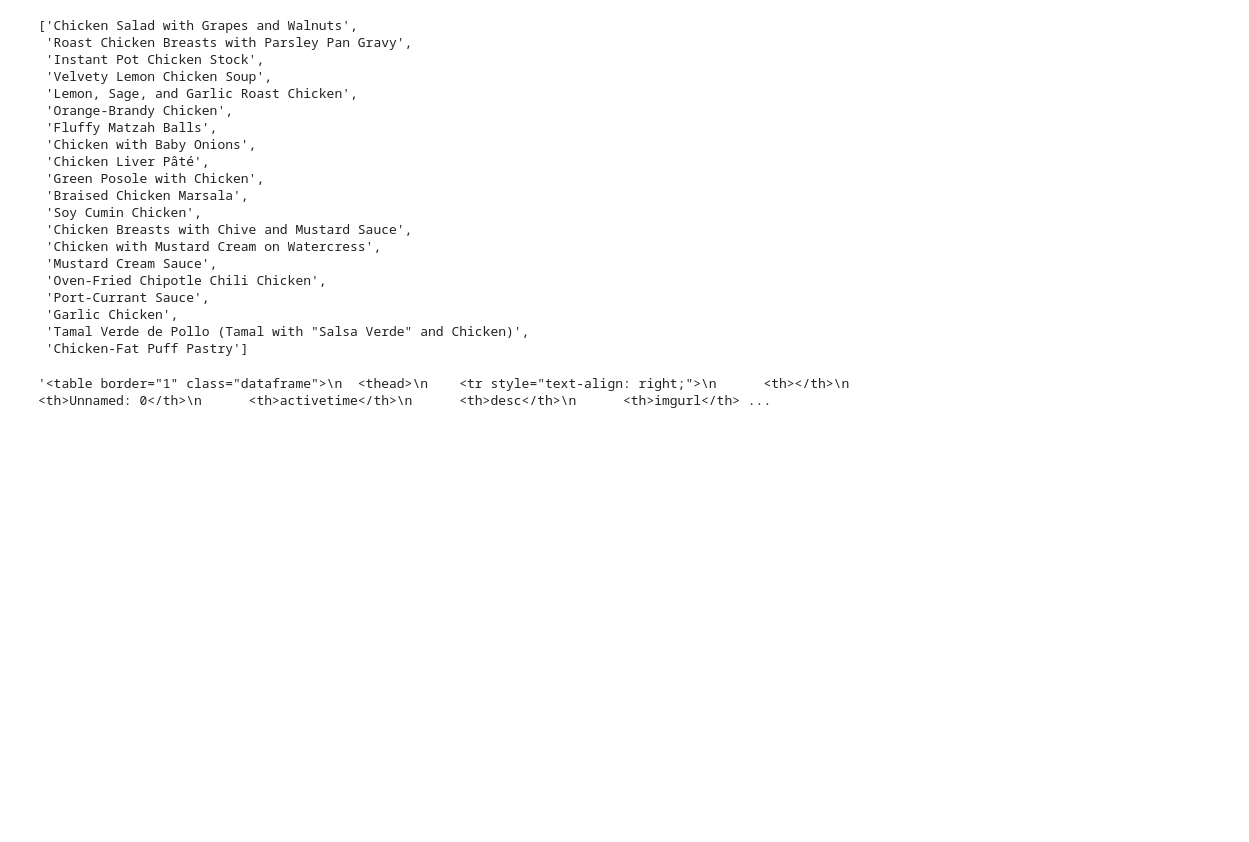
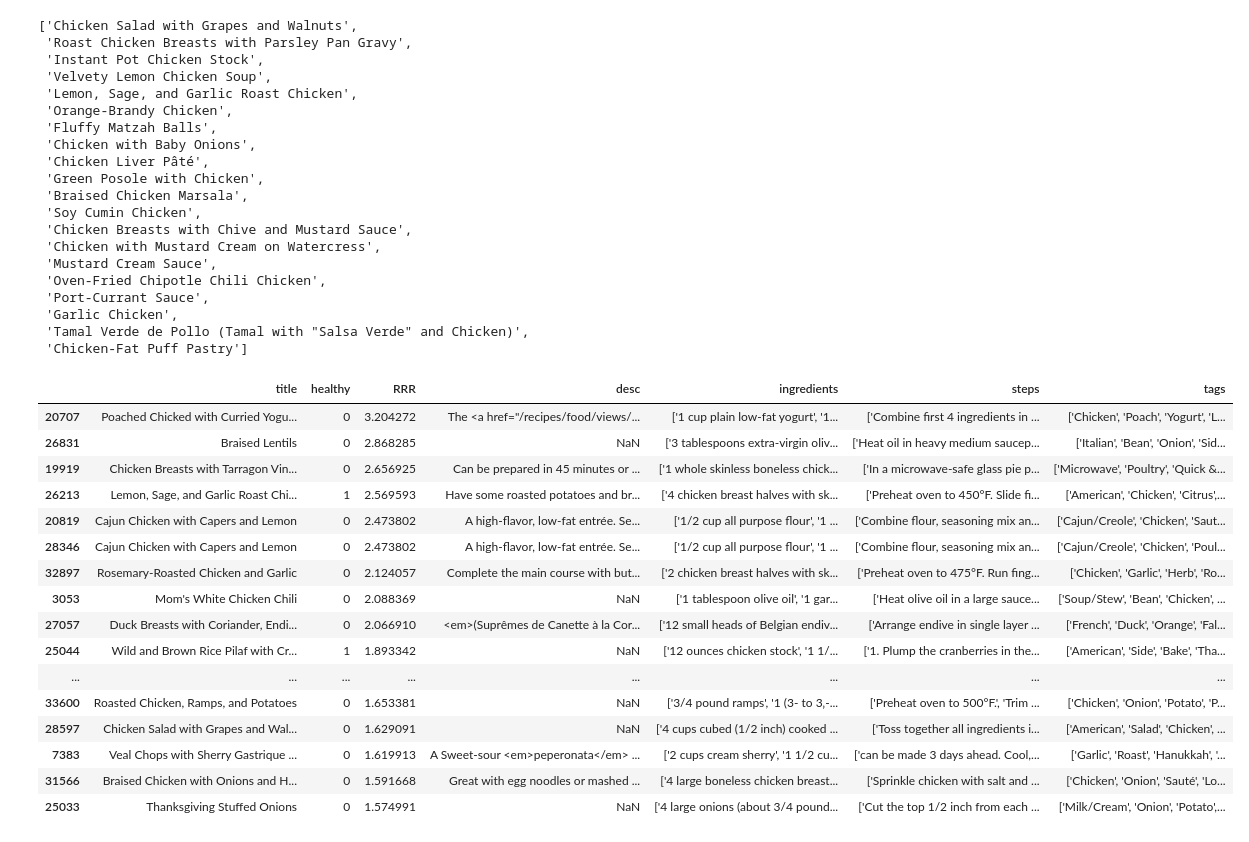
Before and after one commit to chensong5225/healthy_recipes, a Jupyter notebook: notebooks/7_whoosh_search.ipynb, the cells around one changed output. Cells and saved outputs as stored; diff of their text form; code cells hidden in the pictures; blank space fills up the shorter version.

```diff
--- a/notebooks/7_whoosh_search.ipynb
+++ b/notebooks/7_whoosh_search.ipynb
@@ -58,6 +58,22 @@ def reranking(title_list):
 # %%
 r = reranking(searching("chicken"))
 # %%
-r.to_html()
+r[col]
 # %% [output]
-'<table border="1" class="dataframe">\n  <thead>\n    <tr style="text-align: right;">\n      <th></th>\n      <th>Unnamed: 0</th>\n      <th>activetime</th>\n      <th>desc</th>\n      <th>imgurl</th> ...
+|  | title | healthy | RRR | desc | ingredients | steps | tags |
+| 20707 | Poached Chicked with Curried Yogu... | 0 | 3.204272 | The <a href="/recipes/food/views/... | ['1 cup plain low-fat yogurt', '1... | ['Combine first 4 ingredients in ... | ['Chicken', 'Poach', 'Yogurt', 'L... |
+| 26831 | Braised Lentils | 0 | 2.868285 | NaN | ['3 tablespoons extra-virgin oliv... | ['Heat oil in heavy medium saucep... | ['Italian', 'Bean', 'Onion', 'Sid... |
+| 19919 | Chicken Breasts with Tarragon Vin... | 0 | 2.656925 | Can be prepared in 45 minutes or ... | ['1 whole skinless boneless chick... | ['In a microwave-safe glass pie p... | ['Microwave', 'Poultry', 'Quick &... |
+| 26213 | Lemon, Sage, and Garlic Roast Chi... | 1 | 2.569593 | Have some roasted potatoes and br... | ['4 chicken breast halves with sk... | ['Preheat oven to 450°F. Slide fi... | ['American', 'Chicken', 'Citrus',... |
+| 20819 | Cajun Chicken with Capers and Lemon | 0 | 2.473802 | A high-flavor, low-fat entrée. Se... | ['1/2 cup all purpose flour', '1 ... | ['Combine flour, seasoning mix an... | ['Cajun/Creole', 'Chicken', 'Saut... |
+| 28346 | Cajun Chicken with Capers and Lemon | 0 | 2.473802 | A high-flavor, low-fat entrée. Se... | ['1/2 cup all purpose flour', '1 ... | ['Combine flour, seasoning mix an... | ['Cajun/Creole', 'Chicken', 'Poul... |
+| 32897 | Rosemary-Roasted Chicken and Garlic | 0 | 2.124057 | Complete the main course with but... | ['2 chicken breast halves with sk... | ['Preheat oven to 475°F. Run fing... | ['Chicken', 'Garlic', 'Herb', 'Ro... |
+| 3053 | Mom's White Chicken Chili | 0 | 2.088369 | NaN | ['1 tablespoon olive oil', '1 gar... | ['Heat olive oil in a large sauce... | ['Soup/Stew', 'Bean', 'Chicken', ... |
+| 27057 | Duck Breasts with Coriander, Endi... | 0 | 2.066910 | <em>(Suprêmes de Canette à la Cor... | ['12 small heads of Belgian endiv... | ['Arrange endive in single layer ... | ['French', 'Duck', 'Orange', 'Fal... |
+| 25044 | Wild and Brown Rice Pilaf with Cr... | 1 | 1.893342 | NaN | ['12 ounces chicken stock', '1 1/... | ['1. Plump the cranberries in the... | ['American', 'Side', 'Bake', 'Tha... |
+| ... | ... | ... | ... | ... | ... | ... | ... |
+| 33600 | Roasted Chicken, Ramps, and Potatoes | 0 | 1.653381 | NaN | ['3/4 pound ramps', '1 (3- to 3‚-... | ['Preheat oven to 500°F.', 'Trim ... | ['Chicken', 'Onion', 'Potato', 'P... |
+| 28597 | Chicken Salad with Grapes and Wal... | 0 | 1.629091 | NaN | ['4 cups cubed (1/2 inch) cooked ... | ['Toss together all ingredients i... | ['American', 'Salad', 'Chicken', ... |
+| 7383 | Veal Chops with Sherry Gastrique ... | 0 | 1.619913 | A Sweet-sour <em>peperonata</em> ... | ['2 cups cream sherry', '1 1/2 cu... | ['can be made 3 days ahead. Cool,... | ['Garlic', 'Roast', 'Hanukkah', '... |
+| 31566 | Braised Chicken with Onions and H... | 0 | 1.591668 | Great with egg noodles or mashed ... | ['4 large boneless chicken breast... | ['Sprinkle chicken with salt and ... | ['Chicken', 'Onion', 'Sauté', 'Lo... |
+| 25033 | Thanksgiving Stuffed Onions | 0 | 1.574991 | NaN | ['4 large onions (about 3/4 pound... | ['Cut the top 1/2 inch from each ... | ['Milk/Cream', 'Onion', 'Potato',... |
```
Also changed, not shown: parts of 1 cell of this notebook.
